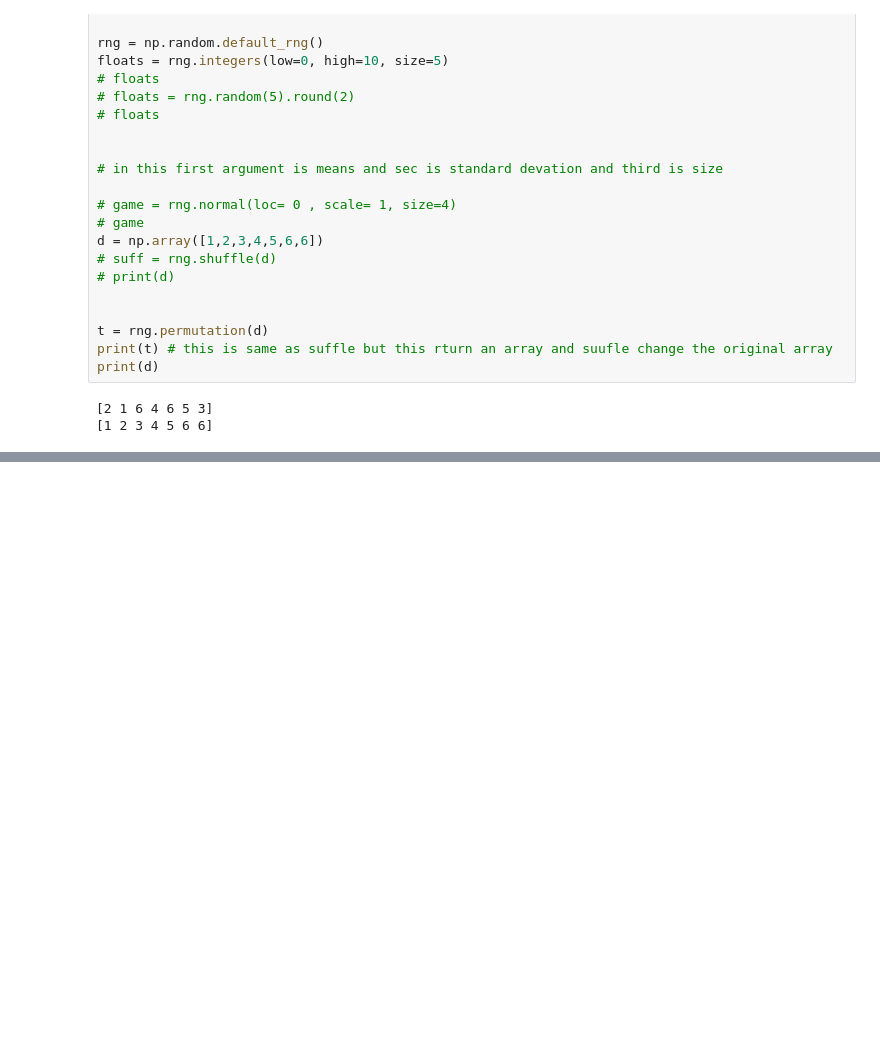
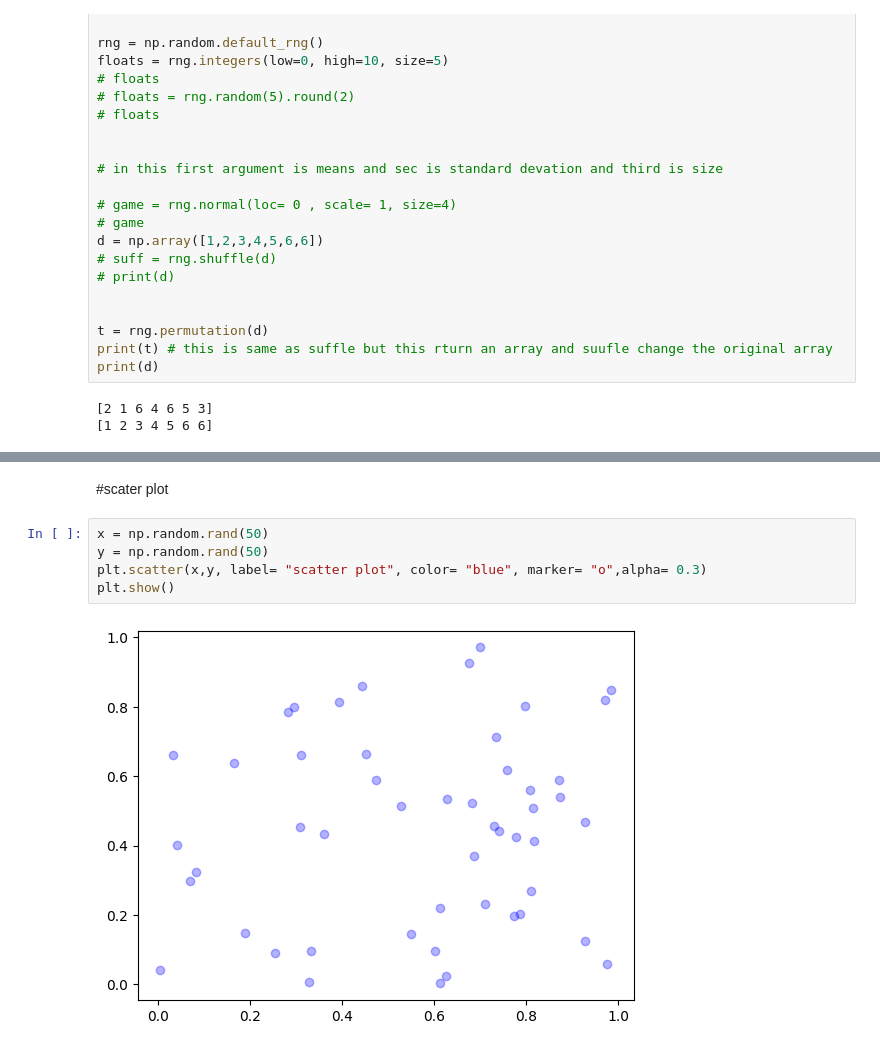
Before and after one commit to YashuSingh005/do-it-yawrrr, a Jupyter notebook: Untitled0.ipynb, the cells around one changed output, grey strips where cells are left out. Saved outputs shown, nothing was run; the diff lists cells and outputs as text; blank space fills up the shorter version.

```diff
--- a/Untitled0.ipynb
+++ b/Untitled0.ipynb
@@ -230,0 +281,9 @@ print(d)
+# %% [markdown]
+#scater plot
+# %%
+x = np.random.rand(50)
+y = np.random.rand(50)
+plt.scatter(x,y, label= "scatter plot", color= "blue", marker= "o",alpha= 0.3)
+plt.show()
+# %% [output]
+[figure, added]
```
Also changed, not shown: parts of 5 cells of this notebook.
